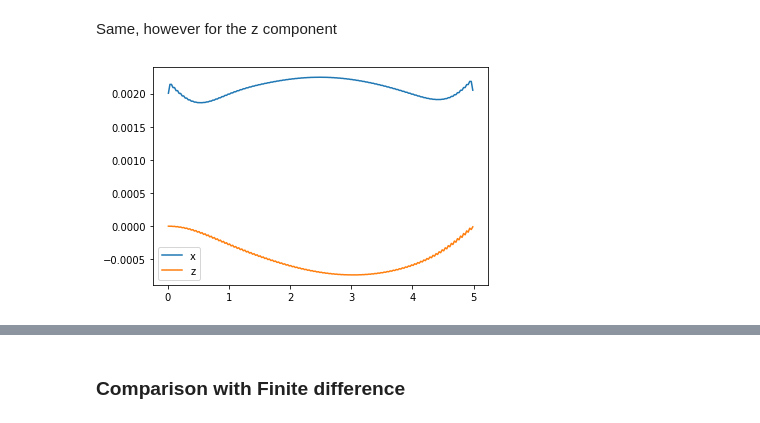
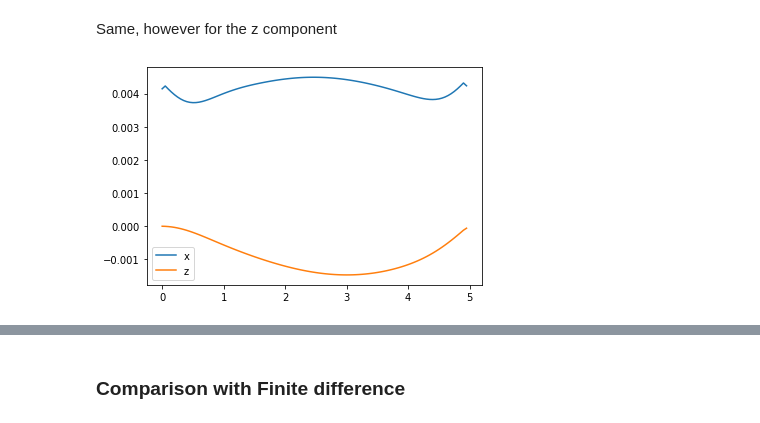
Before and after one commit to tempoCollaboration/OQuPy, a Jupyter notebook: tutorials/gradients_introduction.ipynb, the cells around one changed output, grey strips where cells are left out. Cells and saved outputs as stored; diff of their text form; code cells hidden in the pictures.

```diff
--- a/tutorials/gradients_introduction.ipynb
+++ b/tutorials/gradients_introduction.ipynb
@@ -328,12 +328,29 @@ gradient_2 = oqupy.gradient(
 
 
 total_derivs_z = gradient_2.total_derivs
+# %%
+def sum_adjacent_elements(array:np.ndarray)-> np.ndarray:
+    half_the_size = array.size / 2
+    assert (half_the_size).is_integer(), \
+        'if one output from both pre and post node is given, result must be even'
+    half_the_size = int(half_the_size)
+
+    # https://stackoverflow.com/a/29392016
+    summed_array = array.reshape((half_the_size,2)).sum(axis=1)
+    return summed_array
 # %%
+
+# sum adjacent elements
+
+out_x = sum_adjacent_elements(total_derivs_x)
+out_z = sum_adjacent_elements(total_derivs_z)
+
+
 plt.figure()
-plt.plot(dprop_dpram_times,total_derivs_x.real,label='x')
-plt.plot(dprop_dpram_times,total_derivs_z.real,label='z')
+plt.plot(times,out_x.real,label='x')
+plt.plot(times,out_z.real,label='z')
 
 plt.legend()
 plt.show()
 # %% [output]
-[figure, old version]
+[figure, new version]
```
Also changed, not shown: parts of 15 cells of this notebook.
